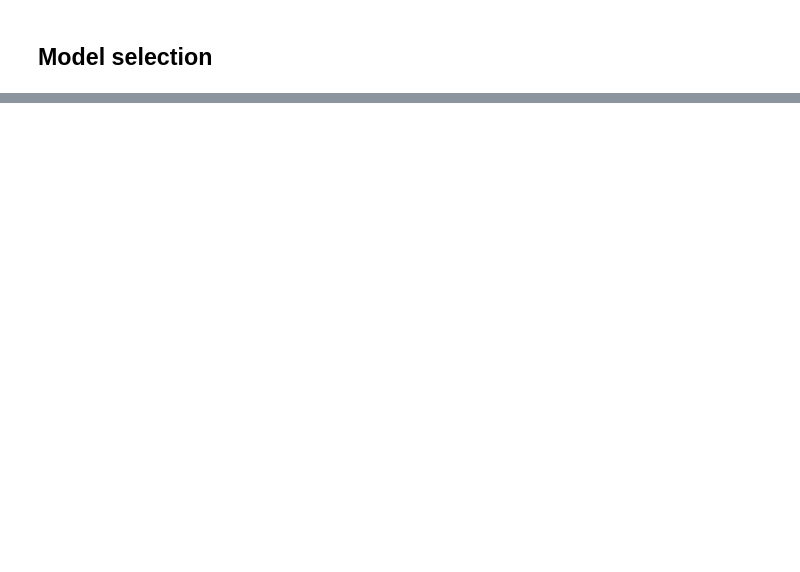
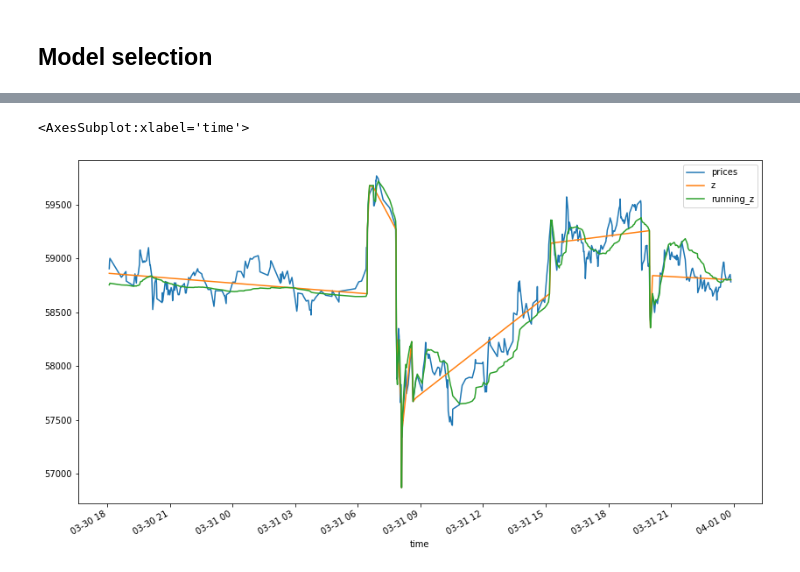
Before and after one commit to felipemontefuscolo/bitme, a Jupyter notebook: OhlcSim.ipynb, the cells around one changed output, grey strips where cells are left out. Cells and saved outputs as stored; diff of their text form; code cells hidden in the pictures; blank space fills up the shorter version.

```diff
--- a/OhlcSim.ipynb
+++ b/OhlcSim.ipynb
@@ -734,0 +944,7 @@ NameError: name 'model_selection' is not defined
+# %%
+a[['prices', 'z', 'running_z']].iloc[-500:].plot(figsize=(14, 8))
+#a['slope'].apply(np.log).iloc[-1000:].plot(figsize=(14, 4))
+#(a[['slope']]*0).plot(figsize=(14, 4))
+# %% [output]
+<AxesSubplot:xlabel='time'>
+[figure, added]
```
Also changed, not shown: parts of 125 cells of this notebook.
